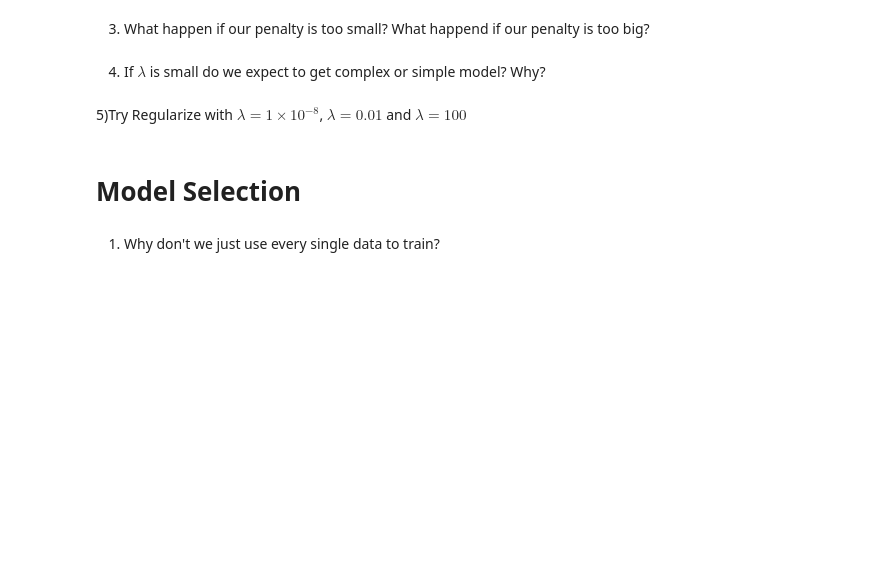
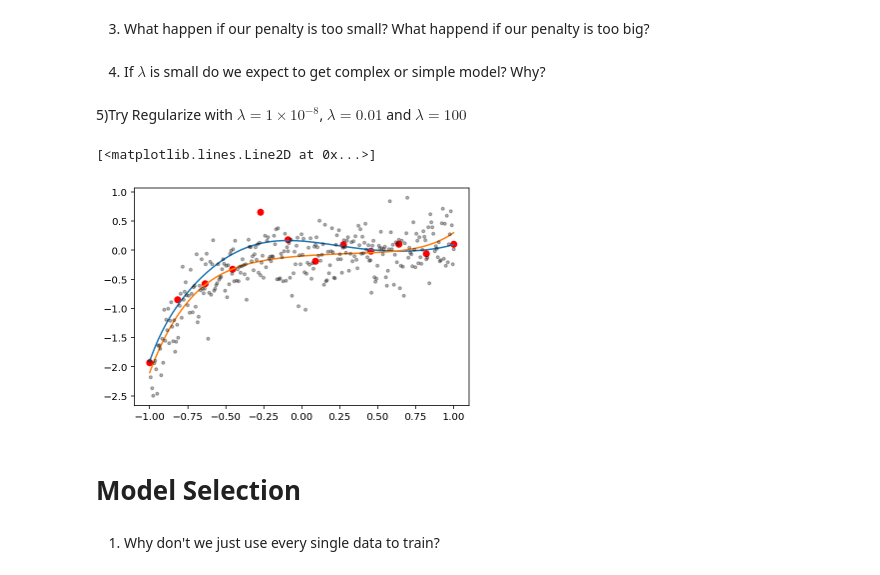
Before and after one commit to muic-pattern-rekt-2018/Exercise03-Generalization-Regularization, a Jupyter notebook: Exercise 03 Generalization and Regularization.ipynb, the cells around one changed output. Drawn from its saved outputs; the diff is of its cells as text; code cells hidden in the pictures; blank space fills up the shorter version.

```diff
--- a/Exercise 03 Generalization and Regularization.ipynb
+++ b/Exercise 03 Generalization and Regularization.ipynb
@@ -101,9 +101,11 @@ print(eout)
 degrees = list(range(0,12))
 eins = []
 eouts = []
+ws = []
 for deg in degrees:
     plt.figure()
     w = np.polyfit(xs ,ys, deg)
+    ws.append(w)
     def guess(w, x):
         return np.poly1d(w)(x)
     y_guess = guess(w, testxs)
@@ -149,3 +154,10 @@ plt.legend()
 # Regularization.
 # %% [markdown]
 1) Print $w$ from those degree 11 polynomial model. What went wrong with overly complex model?
+# %%
+for i, w in enumerate(ws):
+    print(i, w)
+
+--> go crazy --> w is big
+
+--> w[:-1] --> slope second deriv etc.
@@ -159,6 +192,26 @@ In particular, what is does the penalized cost function looks like?
 4) If $\lambda$ is small do we expect to get complex or simple model? Why?
 # %% [markdown]
 5)Try Regularize with $\lambda=1\times10^{-8}$, $\lambda=0.01$ and $\lambda=100$
+# %%
+def make_cost(lbd, xs, ys):
+    def cost(w):
+        w = np.array(w)
+        accuracy = np.sum((np.poly1d(w)(xs) - ys )**2)
+        complexity = np.sum(w[:-1]**2)
+        return accuracy + lbd*complexity
+    return cost
+cost = make_cost(0.01, xs , ys)
+res = minimize(cost, [0.]*11)
+w = res.x
+
+guess_ys = np.poly1d(w)(testxs)
+plt.plot(xs, ys, 'or')
+plt.plot(testxs, guess_ys)
+plt.plot(actualxs, actualys)
+plt.plot(testxs, testys, '.k', alpha=0.3)
+# %% [output]
+[<matplotlib.lines.Line2D at 0x...>]
+[figure, added]
 # %% [markdown]
 # Model Selection
 # %% [markdown]
```
Also changed, not shown: parts of 2 cells of this notebook.
